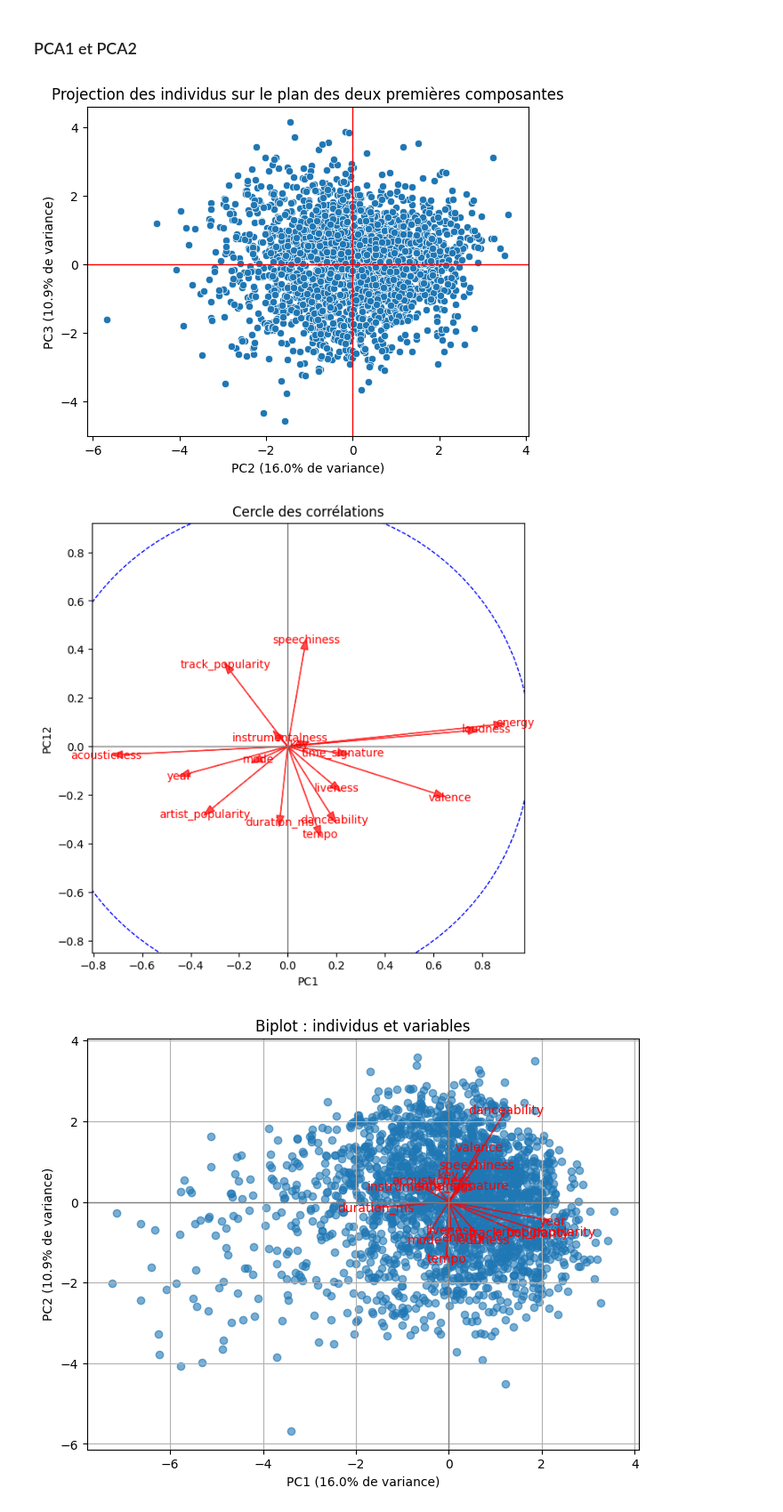
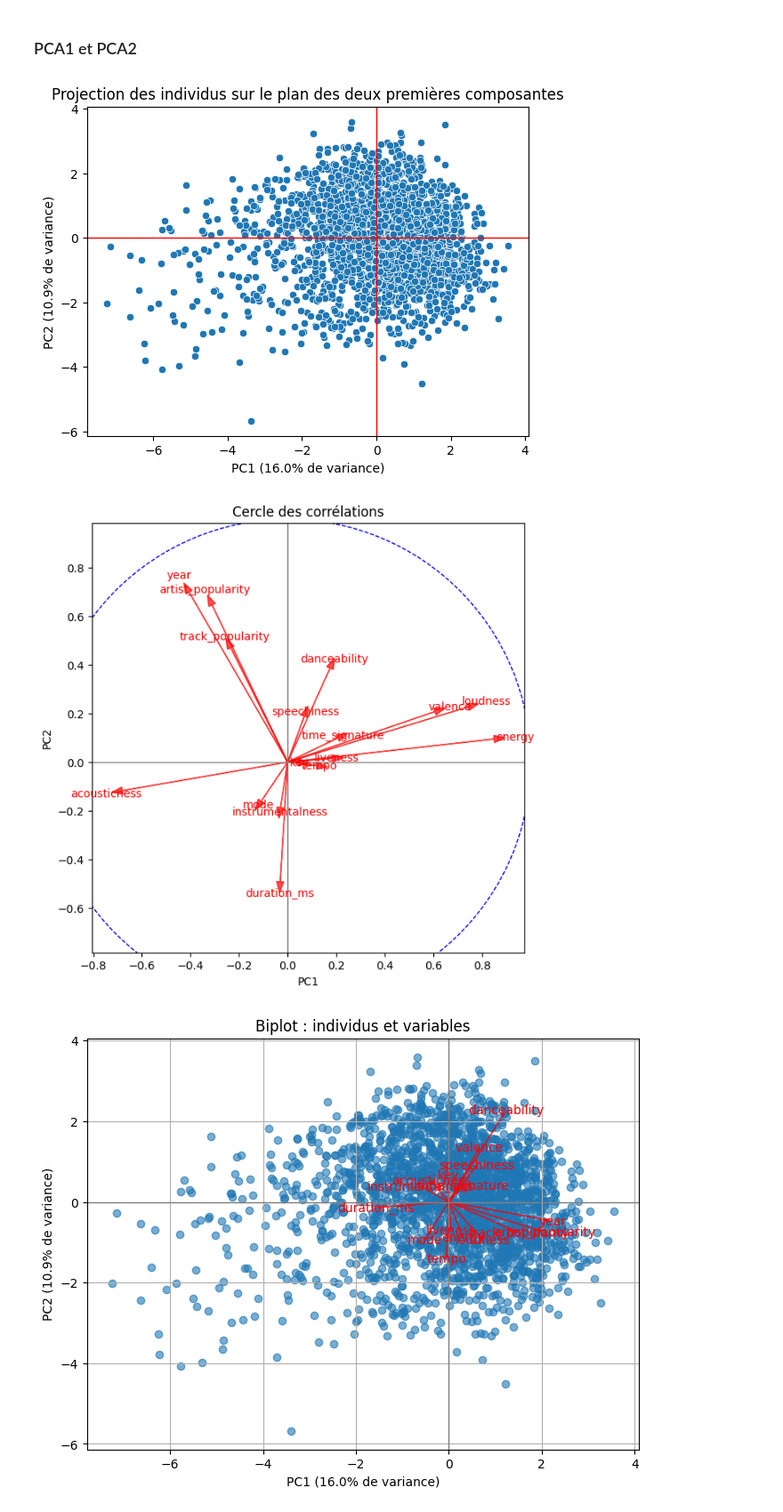
Before and after one commit to fxcollot/SpotifyUnsupervised, a Jupyter notebook: sam.ipynb, the cells around one changed output. Shown at 89% size. Drawn from its saved outputs; the diff is of its cells as text; code cells hidden in the pictures.

```diff
--- a/sam.ipynb
+++ b/sam.ipynb
@@ -81,17 +81,16 @@ Enfin la valence en lien avec la danceability, l'energy et la loudness.
 #centrer et reduire dataset de valeurs numériques
 
 spotify_centered=num_spotify.sub(num_spotify.mean())
-spotify_reducted=spotify_centered.div(spotify_centered.std())
+spotify_scaled=spotify_centered.div(spotify_centered.std())
 
 pca=PCA() #crée le model pca
-pca.fit(spotify_reducted) #recherche des axes de projections
-spotify_pca=pca.fit_transform(spotify_reducted) #projette les donnes sur les axes
+spotify_pca=pca.fit_transform(spotify_scaled) #fit recherche des axes de projection, transform projette les donnes sur les axes
 
 print(pca.explained_variance_ratio_)
 #print(np.cumsum(pca.explained_variance_ratio_))
 #print(spotify_centered.std())
 
-print(np.linalg.matrix_rank(spotify_reducted))
+print(np.linalg.matrix_rank(spotify_scaled))
 # %% [output]
 [0.16001149 0.10908133 0.0934077  0.07093521 0.07003001 0.06697755
  0.06428085 0.0599624  0.0585309  0.05117335 0.04710495 0.04235865
@@ -133,18 +132,18 @@ Les 3 premières dimensions permettent d'analyser environ 50% du dataset
 # %%
 
 #affichage du nuage de points selon les 2 premières composantes
 plt.figure()
 pca_df=pd.DataFrame(spotify_pca,columns=[f"PC{i+1}" for i in range(spotify_pca.shape[1])])
 
-sns.scatterplot(data=pca_df, x='PC2', y='PC3')
+sns.scatterplot(data=pca_df, x='PC1', y='PC2')
 plt.title("Projection des individus sur le plan des deux premières composantes")
-plt.xlabel(f"PC2 ({pca.explained_variance_ratio_[0]*100:.1f}% de variance)")
-plt.ylabel(f"PC3 ({pca.explained_variance_ratio_[1]*100:.1f}% de variance)")
+plt.xlabel(f"PC1 ({pca.explained_variance_ratio_[0]*100:.1f}% de variance)")
+plt.ylabel(f"PC2 ({pca.explained_variance_ratio_[1]*100:.1f}% de variance)")
 plt.axhline(0, color='red', lw=1)
 plt.axvline(0, color='red', lw=1)
 plt.show()
 # %% [output]
-[figure, old version]
+[figure, new version]
 # %%
 #affichage du cercle des corrélations
 
@@ -152,10 +151,10 @@ plt.show()
 loadings = pca.components_.T * np.sqrt(pca.explained_variance_)
 
 plt.figure(figsize=(7,7))
-for i, var in enumerate(spotify_reducted.columns):
-    plt.arrow(0, 0, loadings[i,0], loadings[i,11],
+for i, var in enumerate(spotify_scaled.columns):
+    plt.arrow(0, 0, loadings[i,0], loadings[i,1],
               color='r', alpha=0.7, head_width=0.03)
-    plt.text(loadings[i,0]*1.1, loadings[i,11]*1.1, var, color='r', ha='center', va='center')
+    plt.text(loadings[i,0]*1.1, loadings[i,1]*1.1, var, color='r', ha='center', va='center')
 
 # Cercle unité
 circle = plt.Circle((0,0), 1, color='blue', fill=False, linestyle='--')
@@ -164,12 +163,12 @@ plt.gca().add_artist(circle)
 plt.axhline(0, color='grey', lw=1)
 plt.axvline(0, color='grey', lw=1)
 plt.xlabel("PC1")
-plt.ylabel("PC12")
+plt.ylabel("PC2")
 plt.title("Cercle des corrélations")
 plt.axis('equal')
 plt.show()
 # %% [output]
-[figure, old version]
+[figure, new version]
 # %%
 # superposer les 2
 plt.figure(figsize=(8,6))
```
Also changed, not shown: parts of 7 cells of this notebook.
